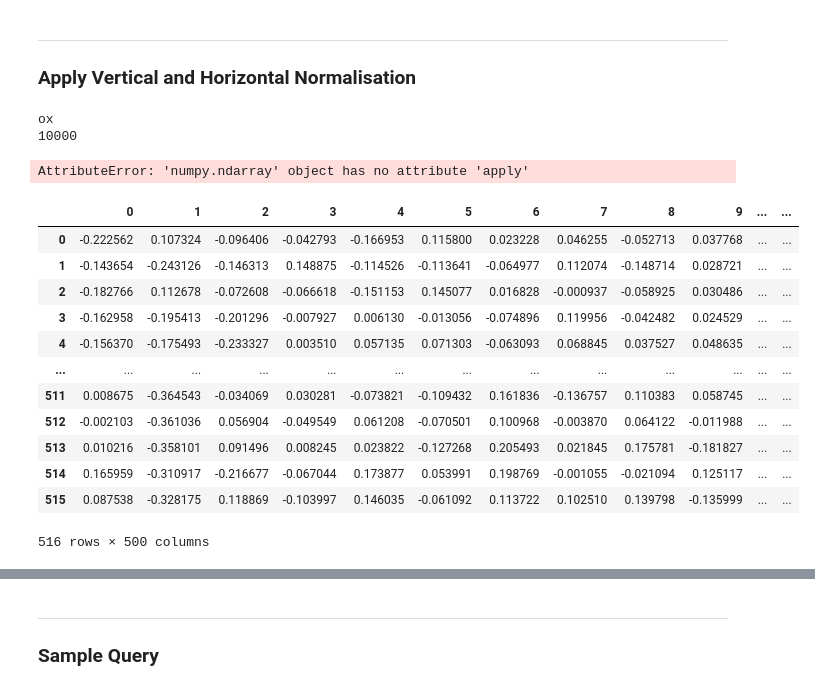
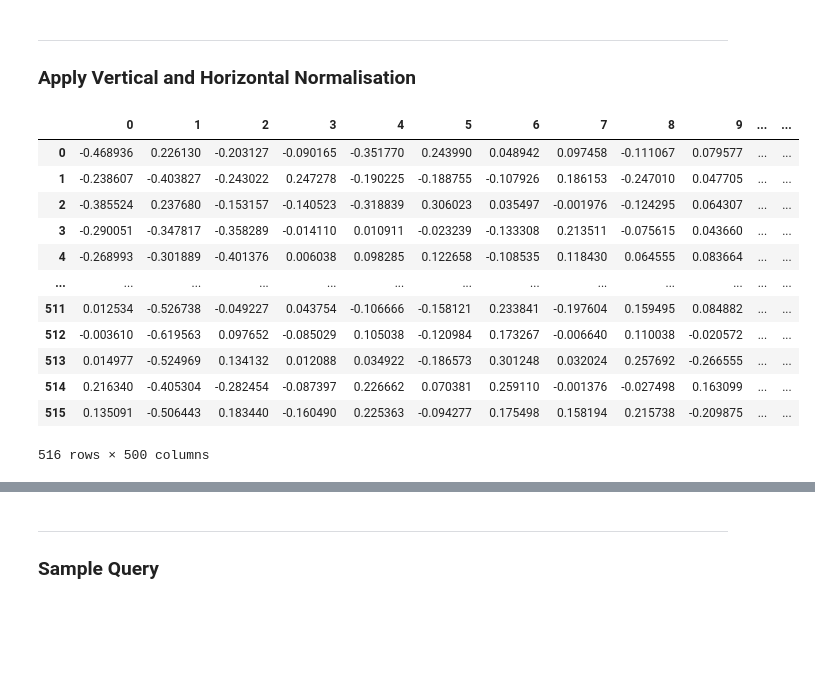
Before and after one commit to S-Arbor/Image-Retrieval-Project, a Jupyter notebook: 2. Revised Data Analysis/revised_sift_evaluator.ipynb, the cells around one changed output, grey strips where cells are left out. Saved outputs shown, nothing was run; the diff lists cells and outputs as text; code cells hidden in the pictures; blank space fills up the shorter version.

```diff
--- a/2. Revised Data Analysis/revised_sift_evaluator.ipynb
+++ b/2. Revised Data Analysis/revised_sift_evaluator.ipynb
@@ -303,26 +298,35 @@ ____
 # %%
 full_data = {"raw" : sift_raw,
              "vector norm" : copy.deepcopy(sift_raw),
              "feature norm" : copy.deepcopy(sift_raw)}
 
 for dataset in sift_raw:
     for num_features in sift_raw[dataset]:
         for difficulty in sift_raw[dataset][num_features]:
-
-            df = full_data["vector norm"][dataset][num_features][difficulty]
+            df = copy.deepcopy(full_data["vector norm"][dataset][num_features][difficulty])
             vector_norm_df = sklearn.preprocessing.normalize(df, axis=1)
-            full_data["vector norm"][dataset][num_features][difficulty] = vector_norm_df
+            full_data["vector norm"][dataset][num_features][difficulty] = pd.DataFrame(vector_norm_df)
 
         dfs = full_data["feature norm"][dataset][num_features]
-        print(dataset)
-        print(num_features)
         column_means = dfs["medium"].apply(np.mean)
         column_stds = dfs["medium"].apply(np.std)
         for (difficulty, base_df) in dfs.items():
             minus_means = base_df.copy() - column_means
             div_std = minus_means / column_stds
             full_data["feature norm"][dataset][num_features][difficulty] = div_std
+
+full_data["vector norm"]['ox'][1000]['easy']
 # %% [output]
+|  | 0 | 1 | 2 | 3 | 4 | 5 | 6 | 7 | 8 | 9 | ... | ... |
+| 0 | -0.468936 | 0.226130 | -0.203127 | -0.090165 | -0.351770 | 0.243990 | 0.048942 | 0.097458 | -0.111067 | 0.079577 | ... | ... |
+| 1 | -0.238607 | -0.403827 | -0.243022 | 0.247278 | -0.190225 | -0.188755 | -0.107926 | 0.186153 | -0.247010 | 0.047705 | ... | ... |
+| 2 | -0.385524 | 0.237680 | -0.153157 | -0.140523 | -0.318839 | 0.306023 | 0.035497 | -0.001976 | -0.124295 | 0.064307 | ... | ... |
+| 3 | -0.290051 | -0.347817 | -0.358289 | -0.014110 | 0.010911 | -0.023239 | -0.133308 | 0.213511 | -0.075615 | 0.043660 | ... | ... |
+| 4 | -0.268993 | -0.301889 | -0.401376 | 0.006038 | 0.098285 | 0.122658 | -0.108535 | 0.118430 | 0.064555 | 0.083664 | ... | ... |
+| ... | ... | ... | ... | ... | ... | ... | ... | ... | ... | ... | ... | ... |
+| 511 | 0.012534 | -0.526738 | -0.049227 | 0.043754 | -0.106666 | -0.158121 | 0.233841 | -0.197604 | 0.159495 | 0.084882 | ... | ... |
+| 512 | -0.003610 | -0.619563 | 0.097652 | -0.085029 | 0.105038 | -0.120984 | 0.173267 | -0.006640 | 0.110038 | -0.020572 | ... | ... |
+| 513 | 0.014977 | -0.524969 | 0.134132 | 0.012088 | 0.034922 | -0.186573 | 0.301248 | 0.032024 | 0.257692 | -0.266555 | ... | ... |
+| 514 | 0.216340 | -0.405304 | -0.282454 | -0.087397 | 0.226662 | 0.070381 | 0.259110 | -0.001376 | -0.027498 | 0.163099 | ... | ... |
+| 515 | 0.135091 | -0.506443 | 0.183440 | -0.160490 | 0.225363 | -0.094277 | 0.175498 | 0.158194 | 0.215738 | -0.209875 | ... | ... |
-ox
-10000
+516 rows × 500 columns
-AttributeError: 'numpy.ndarray' object has no attribute 'apply'
@@ -331,16 +332,0 @@ copy.deepcopy
-# %%
-sift_raw["ox"][1000]["easy"]
-# %% [output]
-|  | 0 | 1 | 2 | 3 | 4 | 5 | 6 | 7 | 8 | 9 | ... | ... |
-| 0 | -0.222562 | 0.107324 | -0.096406 | -0.042793 | -0.166953 | 0.115800 | 0.023228 | 0.046255 | -0.052713 | 0.037768 | ... | ... |
-| 1 | -0.143654 | -0.243126 | -0.146313 | 0.148875 | -0.114526 | -0.113641 | -0.064977 | 0.112074 | -0.148714 | 0.028721 | ... | ... |
-| 2 | -0.182766 | 0.112678 | -0.072608 | -0.066618 | -0.151153 | 0.145077 | 0.016828 | -0.000937 | -0.058925 | 0.030486 | ... | ... |
-| 3 | -0.162958 | -0.195413 | -0.201296 | -0.007927 | 0.006130 | -0.013056 | -0.074896 | 0.119956 | -0.042482 | 0.024529 | ... | ... |
-| 4 | -0.156370 | -0.175493 | -0.233327 | 0.003510 | 0.057135 | 0.071303 | -0.063093 | 0.068845 | 0.037527 | 0.048635 | ... | ... |
-| ... | ... | ... | ... | ... | ... | ... | ... | ... | ... | ... | ... | ... |
-| 511 | 0.008675 | -0.364543 | -0.034069 | 0.030281 | -0.073821 | -0.109432 | 0.161836 | -0.136757 | 0.110383 | 0.058745 | ... | ... |
-| 512 | -0.002103 | -0.361036 | 0.056904 | -0.049549 | 0.061208 | -0.070501 | 0.100968 | -0.003870 | 0.064122 | -0.011988 | ... | ... |
-| 513 | 0.010216 | -0.358101 | 0.091496 | 0.008245 | 0.023822 | -0.127268 | 0.205493 | 0.021845 | 0.175781 | -0.181827 | ... | ... |
-| 514 | 0.165959 | -0.310917 | -0.216677 | -0.067044 | 0.173877 | 0.053991 | 0.198769 | -0.001055 | -0.021094 | 0.125117 | ... | ... |
-| 515 | 0.087538 | -0.328175 | 0.118869 | -0.103997 | 0.146035 | -0.061092 | 0.113722 | 0.102510 | 0.139798 | -0.135999 | ... | ... |
-516 rows × 500 columns
```
Also changed, not shown: parts of 11 cells of this notebook, 10 other files.
